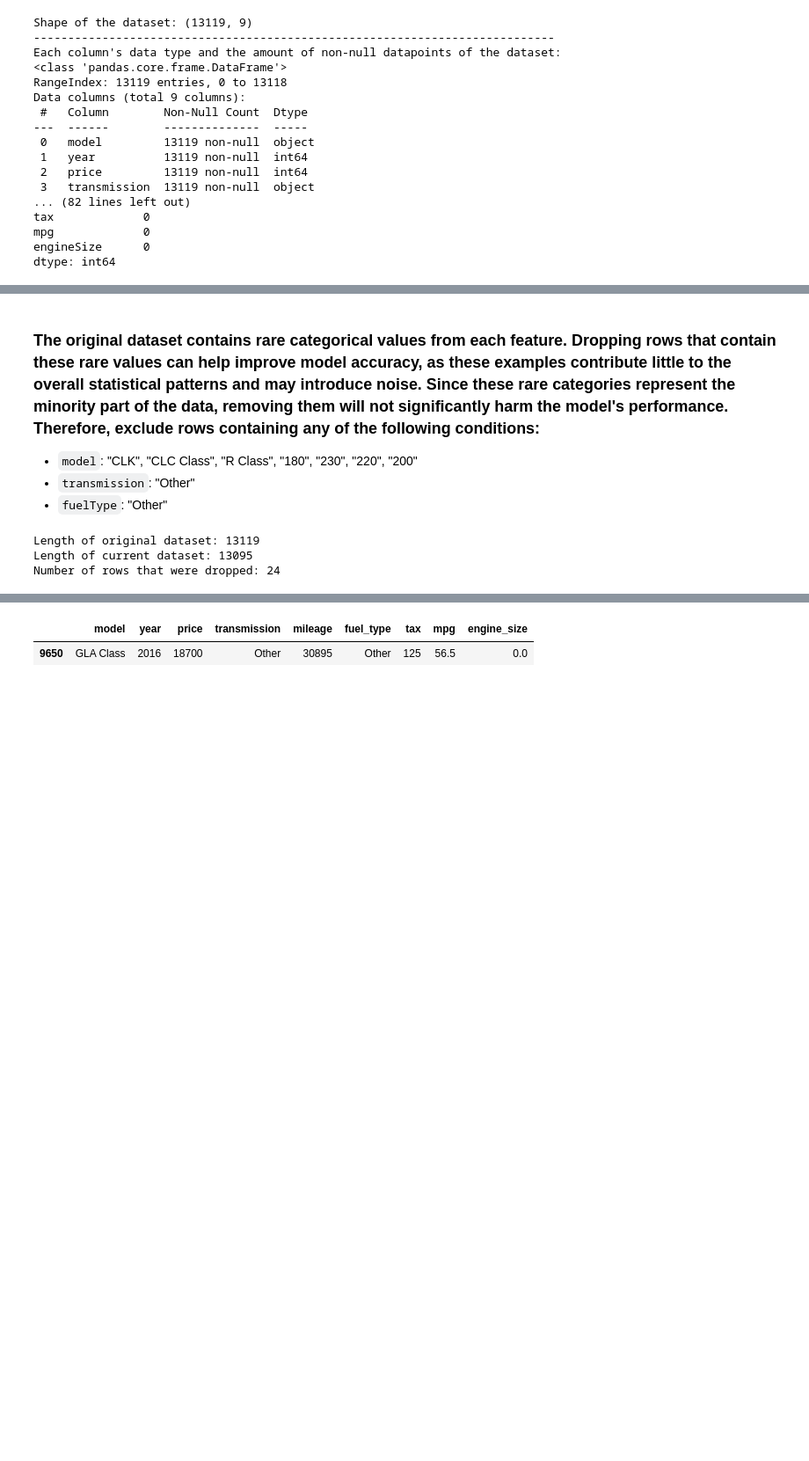
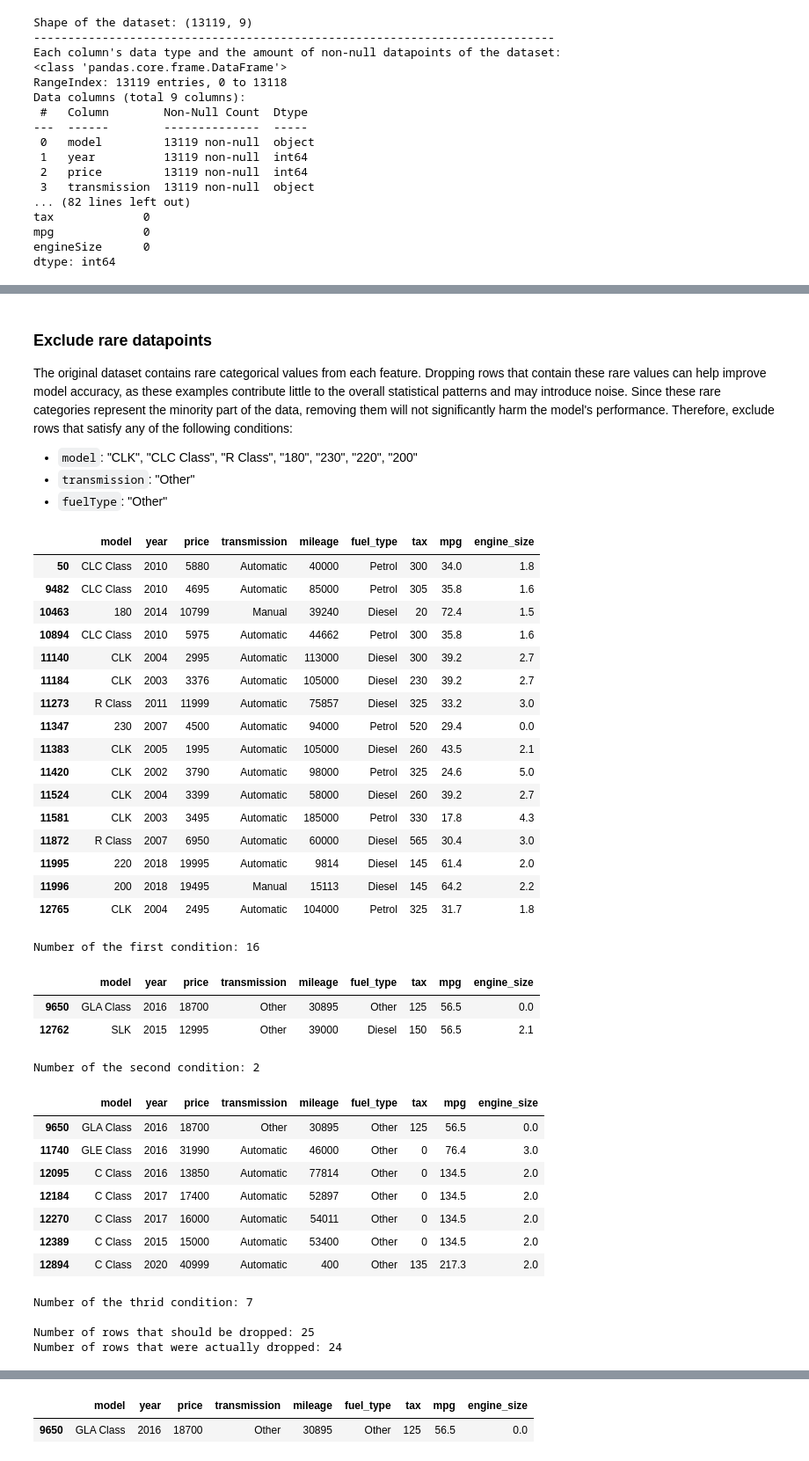
Before and after one commit to mkim2178/used-car-price-predictor-mercedes, a Jupyter notebook: notebooks/analysis.ipynb, the cells around one changed output, grey strips where cells are left out. Shown at 88% size. Drawn from its saved outputs; the diff is of its cells as text; code cells hidden in the pictures; blank space fills up the shorter version.

Commit message:
add a meaningless cell

```diff
--- a/notebooks/analysis.ipynb
+++ b/notebooks/analysis.ipynb
@@ -105,6 +108,8 @@ model 'SLK' in new string: SLK
 new string length: 3
 # %% [markdown]
-### The original dataset contains rare categorical values from each feature. Dropping rows that contain these rare values can help improve model accuracy, as these examples contribute little to the overall statistical patterns and may introduce noise. Since these rare categories represent the minority part of the data, removing them will not significantly harm the model's performance. Therefore, exclude rows containing any of the following conditions:
+### Exclude rare datapoints
+
+The original dataset contains rare categorical values from each feature. Dropping rows that contain these rare values can help improve model accuracy, as these examples contribute little to the overall statistical patterns and may introduce noise. Since these rare categories represent the minority part of the data, removing them will not significantly harm the model's performance. Therefore, exclude rows that satisfy any of the following conditions:
 
 - `model`: "CLK", "CLC Class", "R Class", "180", "230", "220", "200"
 - `transmission`: "Other"
@@ -112,26 +117,76 @@ new string length: 3
 # %%
 previous_length = len(df)
 
+
+
+first_condition = df["model"].isin(["CLK", "CLC Class", "R Class", "180", "230", "220", "200"])
+count_first_condition = len(df[first_condition])
+display(df[first_condition])
+print(f"Number of the first condition: {count_first_condition}")
+
+second_condition = df["transmission"] == "Other"
+count_second_condition = len(df[second_condition])
+display(df[second_condition])
+print(f"Number of the second condition: {count_second_condition}")
+
+third_condition = df["fuel_type"] == "Other"
+count_third_condition = len(df[third_condition])
+display(df[third_condition])
+print(f"Number of the thrid condition: {count_third_condition}")
+
+print()
+
+# "double_other" is a variable that satisfies two conditions (see the next cell)
 double_other = df[
     (df["transmission"] == "Other") &
     (df["fuel_type"] == "Other")
 ]
 
 df = df[~
    (
     (df["model"].isin(["CLK", "CLC Class", "R Class", "180", "230", "220", "200"])) |
     (df["transmission"] == "Other") |
     (df["fuel_type"] == "Other")
     )
 ]
 
 new_length = len(df)
 
-print(f"Length of original dataset: {previous_length}")
-print(f"Length of current dataset: {new_length}")
-print(f"Number of rows that were dropped: {previous_length - new_length}")
+print(f"Number of rows that should be dropped: {count_first_condition + count_second_condition + count_third_condition}")
+print(f"Number of rows that were actually dropped: {previous_length - new_length}")
 # %% [output]
+|  | model | year | price | transmission | mileage | fuel_type | tax | mpg | engine_size |
+| 50 | CLC Class | 2010 | 5880 | Automatic | 40000 | Petrol | 300 | 34.0 | 1.8 |
+| 9482 | CLC Class | 2010 | 4695 | Automatic | 85000 | Petrol | 305 | 35.8 | 1.6 |
+| 10463 | 180 | 2014 | 10799 | Manual | 39240 | Diesel | 20 | 72.4 | 1.5 |
+| 10894 | CLC Class | 2010 | 5975 | Automatic | 44662 | Petrol | 300 | 35.8 | 1.6 |
+| 11140 | CLK | 2004 | 2995 | Automatic | 113000 | Diesel | 300 | 39.2 | 2.7 |
+| 11184 | CLK | 2003 | 3376 | Automatic | 105000 | Diesel | 230 | 39.2 | 2.7 |
+| 11273 | R Class | 2011 | 11999 | Automatic | 75857 | Diesel | 325 | 33.2 | 3.0 |
+| 11347 | 230 | 2007 | 4500 | Automatic | 94000 | Petrol | 520 | 29.4 | 0.0 |
+| 11383 | CLK | 2005 | 1995 | Automatic | 105000 | Diesel | 260 | 43.5 | 2.1 |
+| 11420 | CLK | 2002 | 3790 | Automatic | 98000 | Petrol | 325 | 24.6 | 5.0 |
+| 11524 | CLK | 2004 | 3399 | Automatic | 58000 | Diesel | 260 | 39.2 | 2.7 |
+| 11581 | CLK | 2003 | 3495 | Automatic | 185000 | Petrol | 330 | 17.8 | 4.3 |
+| 11872 | R Class | 2007 | 6950 | Automatic | 60000 | Diesel | 565 | 30.4 | 3.0 |
+| 11995 | 220 | 2018 | 19995 | Automatic | 9814 | Diesel | 145 | 61.4 | 2.0 |
+| 11996 | 200 | 2018 | 19495 | Manual | 15113 | Diesel | 145 | 64.2 | 2.2 |
+| 12765 | CLK | 2004 | 2495 | Automatic | 104000 | Petrol | 325 | 31.7 | 1.8 |
-Length of original dataset: 13119
-Length of current dataset: 13095
-Number of rows that were dropped: 24
+Number of the first condition: 16
+|  | model | year | price | transmission | mileage | fuel_type | tax | mpg | engine_size |
+| 9650 | GLA Class | 2016 | 18700 | Other | 30895 | Other | 125 | 56.5 | 0.0 |
+| 12762 | SLK | 2015 | 12995 | Other | 39000 | Diesel | 150 | 56.5 | 2.1 |
+Number of the second condition: 2
+|  | model | year | price | transmission | mileage | fuel_type | tax | mpg | engine_size |
+| 9650 | GLA Class | 2016 | 18700 | Other | 30895 | Other | 125 | 56.5 | 0.0 |
+| 11740 | GLE Class | 2016 | 31990 | Automatic | 46000 | Other | 0 | 76.4 | 3.0 |
+| 12095 | C Class | 2016 | 13850 | Automatic | 77814 | Other | 0 | 134.5 | 2.0 |
+| 12184 | C Class | 2017 | 17400 | Automatic | 52897 | Other | 0 | 134.5 | 2.0 |
+| 12270 | C Class | 2017 | 16000 | Automatic | 54011 | Other | 0 | 134.5 | 2.0 |
+| 12389 | C Class | 2015 | 15000 | Automatic | 53400 | Other | 0 | 134.5 | 2.0 |
+| 12894 | C Class | 2020 | 40999 | Automatic | 400 | Other | 135 | 217.3 | 2.0 |
+Number of the thrid condition: 7
+
+Number of rows that should be dropped: 25
+Number of rows that were actually dropped: 24
 # %% [markdown]
```
Also changed, not shown: parts of 17 cells of this notebook.
